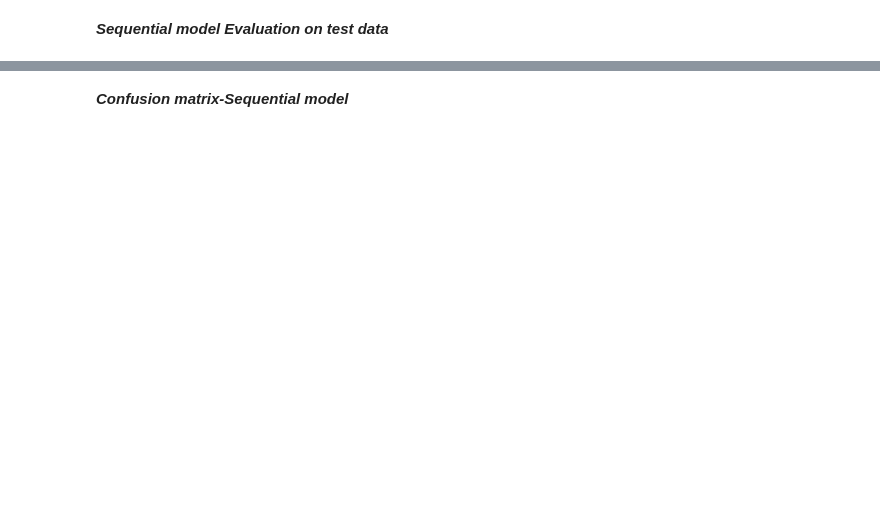
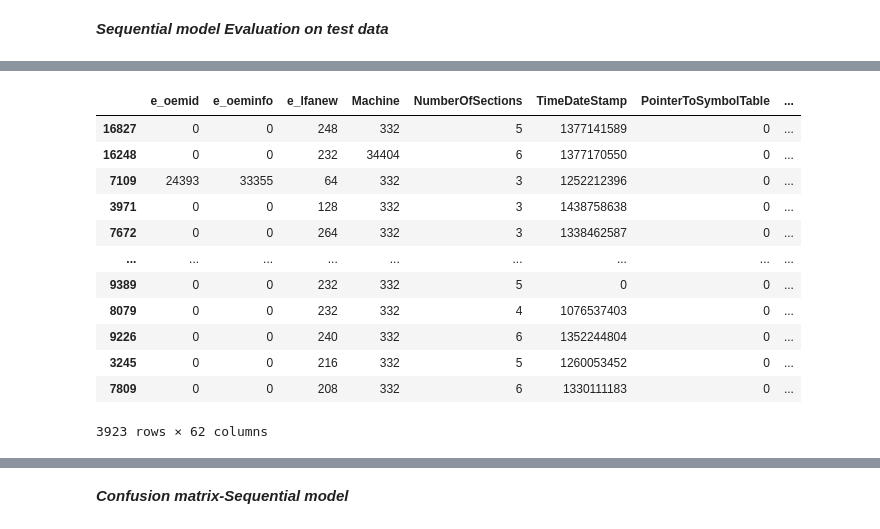
Before and after one commit to iseT1enLoc/IE105_FINAL_PROJECT, a Jupyter notebook: model_training.ipynb, the cells around one changed output, grey strips where cells are left out. Drawn from its saved outputs; the diff is of its cells as text; code cells hidden in the pictures; blank space fills up the shorter version.

```diff
--- a/model_training.ipynb
+++ b/model_training.ipynb
@@ -165 +233,17 @@ accuracy_score(y_train,train_prediction)
+# %%
+X_test
+# %% [output]
+|  | e_oemid | e_oeminfo | e_lfanew | Machine | NumberOfSections | TimeDateStamp | PointerToSymbolTable | ... |
+| 16827 | 0 | 0 | 248 | 332 | 5 | 1377141589 | 0 | ... |
+| 16248 | 0 | 0 | 232 | 34404 | 6 | 1377170550 | 0 | ... |
+| 7109 | 24393 | 33355 | 64 | 332 | 3 | 1252212396 | 0 | ... |
+| 3971 | 0 | 0 | 128 | 332 | 3 | 1438758638 | 0 | ... |
+| 7672 | 0 | 0 | 264 | 332 | 3 | 1338462587 | 0 | ... |
+| ... | ... | ... | ... | ... | ... | ... | ... | ... |
+| 9389 | 0 | 0 | 232 | 332 | 5 | 0 | 0 | ... |
+| 8079 | 0 | 0 | 232 | 332 | 4 | 1076537403 | 0 | ... |
+| 9226 | 0 | 0 | 240 | 332 | 6 | 1352244804 | 0 | ... |
+| 3245 | 0 | 0 | 216 | 332 | 5 | 1260053452 | 0 | ... |
+| 7809 | 0 | 0 | 208 | 332 | 6 | 1330111183 | 0 | ... |
+3923 rows × 62 columns
 # %%
```
Also changed, not shown: parts of 36 cells of this notebook, 9 other files.
